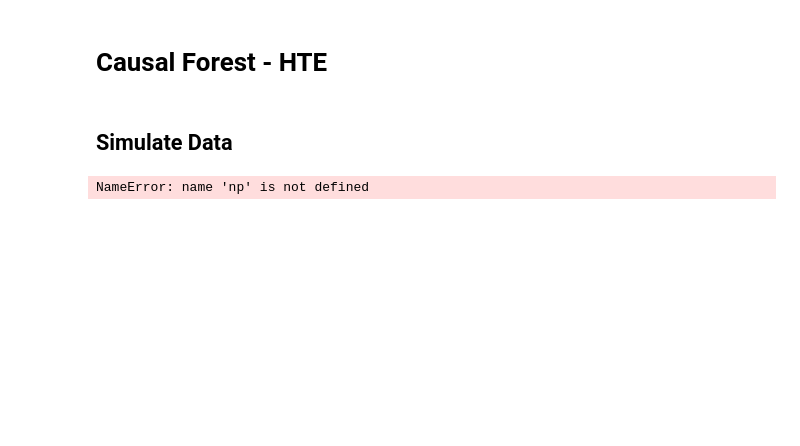
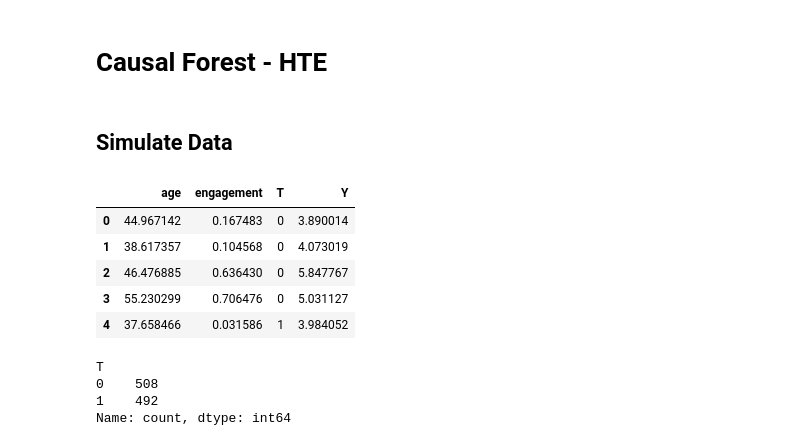
Before and after one commit to jwalluww/Portfolio_Projects, a Jupyter notebook: Quick_Hits/25_Causal_Forest_Output.ipynb, the cells around one changed output. Cells and saved outputs as stored; diff of their text form; code cells hidden in the pictures; blank space fills up the shorter version.

```diff
--- a/Quick_Hits/25_Causal_Forest_Output.ipynb
+++ b/Quick_Hits/25_Causal_Forest_Output.ipynb
@@ -8,21 +8,37 @@ import matplotlib.pyplot as plt
 # %% [markdown]
 ## Simulate Data
 # %%
+import numpy as np
+import pandas as pd
+
 np.random.seed(42)
 n = 1000
 
 # Features
 age = np.random.normal(40, 10, n)
 engagement = np.random.uniform(0, 1, n)
 X = np.column_stack([age, engagement])
 
 # Treatment assignment (random)
 T = np.random.binomial(1, 0.5, n)
 
 # True treatment effect varies by engagement
 true_te = 2 + 3 * engagement
 Y = true_te * T + age * 0.1 + np.random.normal(0, 1, n)
 
 df = pd.DataFrame({'age': age, 'engagement': engagement, 'T': T, 'Y': Y})
+df.head()
 # %% [output]
-NameError: name 'np' is not defined
+|  | age | engagement | T | Y |
+| 0 | 44.967142 | 0.167483 | 0 | 3.890014 |
+| 1 | 38.617357 | 0.104568 | 0 | 4.073019 |
+| 2 | 46.476885 | 0.636430 | 0 | 5.847767 |
+| 3 | 55.230299 | 0.706476 | 0 | 5.031127 |
+| 4 | 37.658466 | 0.031586 | 1 | 3.984052 |
+# %%
+df['T'].value_counts()
+# %% [output]
+T
+0    508
+1    492
+Name: count, dtype: int64
```
Also changed, not shown: parts of 3 cells of this notebook.
